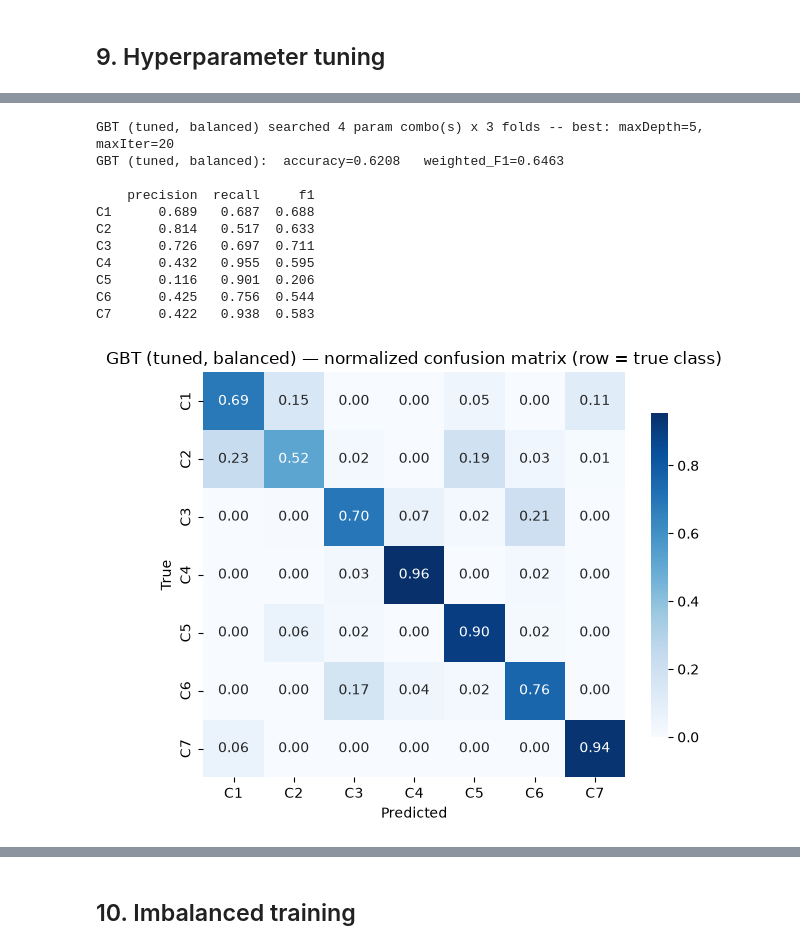
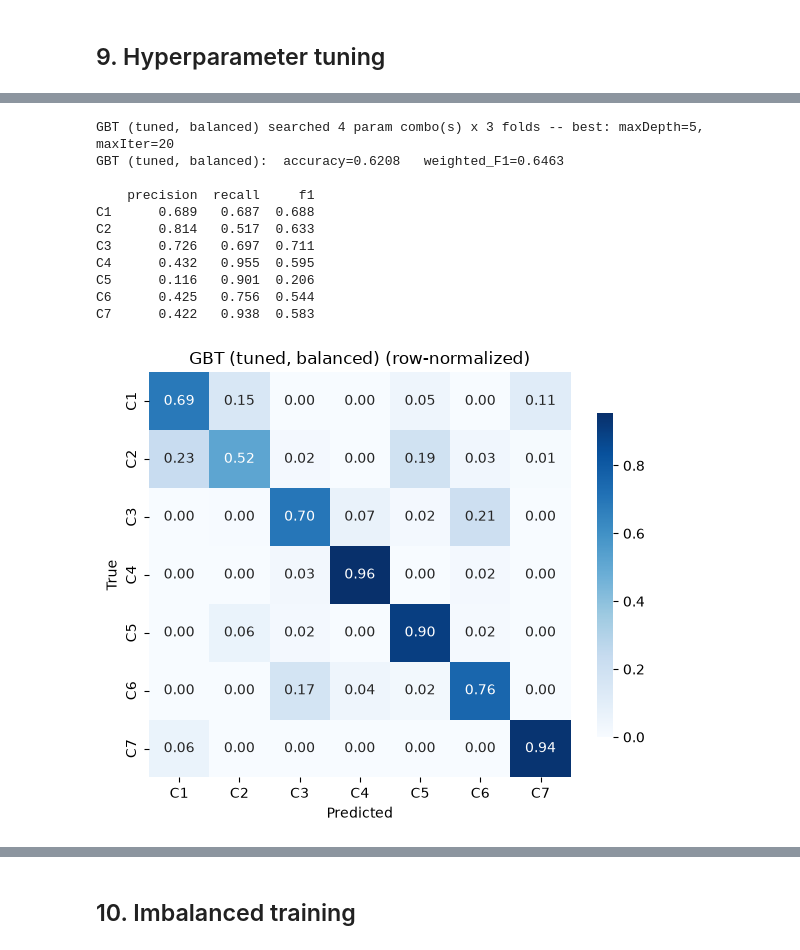
Before and after one commit to TouringHydra3/BDATM-Project, a Jupyter notebook: main.ipynb, the cells around one changed output, grey strips where cells are left out. Drawn from its saved outputs; the diff is of its cells as text; code cells hidden in the pictures.

```diff
--- a/main.ipynb
+++ b/main.ipynb
@@ -143,7 +144,8 @@ QUANTITATIVE = [
 WILDERNESS = [f"Wilderness_Area_{i}" for i in range(1, 5)]    # 4 binary
 SOIL       = [f"Soil_Type_{i}"       for i in range(1, 41)]   # 40 binary
 LABEL      = "Cover_Type"                                     # target (1..7)
-CLASSES    = [f"C{i + 1}" for i in range(7)]                  # display labels
+N_CLASSES  = 7
+CLASSES    = [f"C{i}" for i in range(1, N_CLASSES + 1)]       # display labels
 
 FEATURE_COLS = QUANTITATIVE + WILDERNESS + SOIL
 ALL_COLS     = FEATURE_COLS + [LABEL]
@@ -376,11 +378,10 @@ Balanced training distribution:
 RESULTS = {}
 
 def evaluate(name, model, test):
-    n = len(CLASSES)
     cm_long = model.transform(test).groupBy("label", "prediction").count().toPandas()
     cm = (cm_long
           .pivot(index="label", columns="prediction", values="count")
-          .reindex(index=range(n), columns=range(n))
+          .reindex(index=range(N_CLASSES), columns=range(N_CLASSES))
           .fillna(0).astype(int))
     cm_v = cm.values.astype(float)
 
@@ -388,10 +389,9 @@ def evaluate(name, model, test):
     fp = cm_v.sum(axis=0) - tp
     fn = cm_v.sum(axis=1) - tp
     support = tp + fn
-    with np.errstate(divide="ignore", invalid="ignore"):
-        prec = np.nan_to_num(tp / (tp + fp))
-        rec  = np.nan_to_num(tp / support)
-        f1c  = np.nan_to_num(2 * prec * rec / (prec + rec))
+    prec = np.nan_to_num(tp / (tp + fp))
+    rec  = np.nan_to_num(tp / support)
+    f1c  = np.nan_to_num(2 * prec * rec / (prec + rec))
 
     total = cm_v.sum()
     acc = tp.sum() / total
@@ -413,10 +413,17 @@ def evaluate(name, model, test):
     sns.heatmap(cm_norm, annot=True, fmt=".2f", cmap="Blues",
                 xticklabels=CLASSES, yticklabels=CLASSES,
                 ax=ax, cbar_kws={"shrink": 0.8})
-    ax.set_title(f"{name} \u2014 normalized confusion matrix (row = true class)")
+    ax.set_title(f"{name} (row-normalized)")
     ax.set_xlabel("Predicted"); ax.set_ylabel("True")
     plt.tight_layout(); plt.show()
 # %%
+gbt = GBTClassifier(labelCol="label", featuresCol="features",
+                    maxIter=20, maxDepth=5, seed=SEED)
+
+mlp = MultilayerPerceptronClassifier(labelCol="label", featuresCol="scaledFeatures",
+                                     layers=[len(FEATURE_COLS), 32, N_CLASSES],
+                                     maxIter=100, seed=SEED)
+
 MODELS = {
     "Decision Tree": DecisionTreeClassifier(
         labelCol="label", featuresCol="features", maxDepth=15, seed=SEED),
@@ -424,17 +431,12 @@ MODELS = {
     "Random Forest": RandomForestClassifier(
         labelCol="label", featuresCol="features", numTrees=50, maxDepth=15, seed=SEED),
 
-    "GBT": OneVsRest(
-        labelCol="label", featuresCol="features",
-        classifier=GBTClassifier(
-            labelCol="label", featuresCol="features", maxIter=20, maxDepth=5, seed=SEED)),
+    "GBT": OneVsRest(labelCol="label", featuresCol="features", classifier=gbt),
 
     "MLP": Pipeline(stages=[
         StandardScaler(inputCol="features", outputCol="scaledFeatures",
                        withMean=True, withStd=True),
-        MultilayerPerceptronClassifier(
-            labelCol="label", featuresCol="scaledFeatures",
-            layers=[len(FEATURE_COLS), 32, 7], maxIter=100, seed=SEED),
+        mlp,
     ]),
 }
 # %% [markdown]
@@ -563,22 +565,21 @@ C7      0.537   0.959  0.688
 # %%
-gbt_inner = MODELS["GBT"].getClassifier()
 gbt_grid = (ParamGridBuilder()
-            .addGrid(gbt_inner.maxDepth, [3, 5])
-            .addGrid(gbt_inner.maxIter, [10, 20])
+            .addGrid(gbt.maxDepth, [3, 5])
+            .addGrid(gbt.maxIter, [10, 20])
             .build())
 tune_model("GBT (tuned, balanced)", MODELS["GBT"], gbt_grid, train_bal, test_df)
 # %% [output]
 GBT (tuned, balanced) searched 4 param combo(s) x 3 folds -- best: maxDepth=5, maxIter=20
 GBT (tuned, balanced):  accuracy=0.6208   weighted_F1=0.6463
 
     precision  recall     f1
 C1      0.689   0.687  0.688
 C2      0.814   0.517  0.633
 C3      0.726   0.697  0.711
 C4      0.432   0.955  0.595
 C5      0.116   0.901  0.206
 C6      0.425   0.756  0.544
 C7      0.422   0.938  0.583
-[figure, old version]
+[figure, new version]
 # %%
 n_feat = len(FEATURE_COLS)
```
Also changed, not shown: parts of 13 cells of this notebook.
